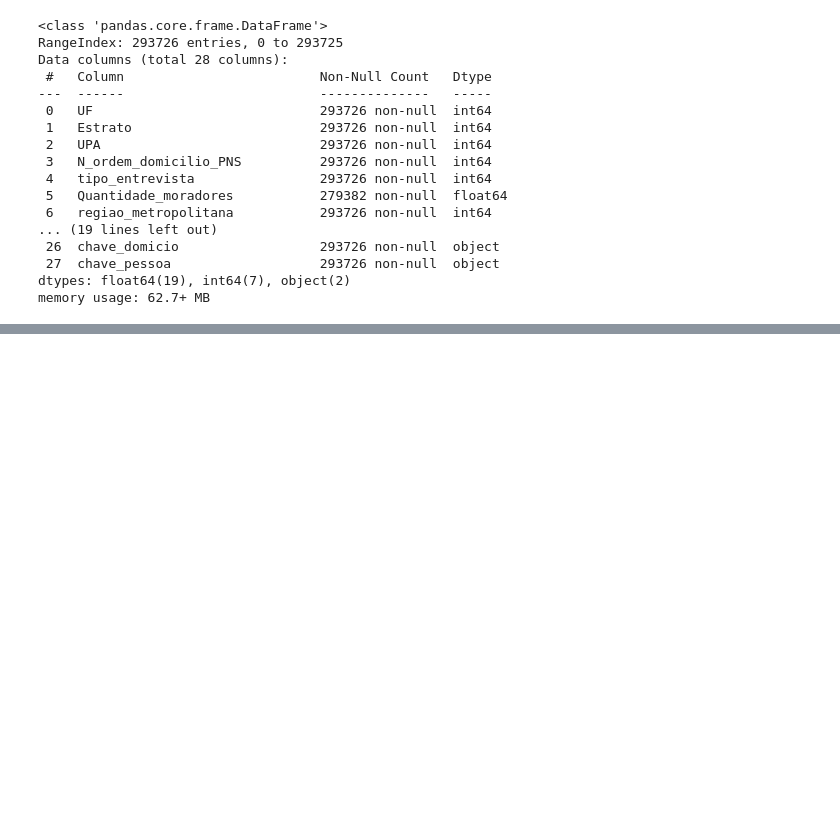
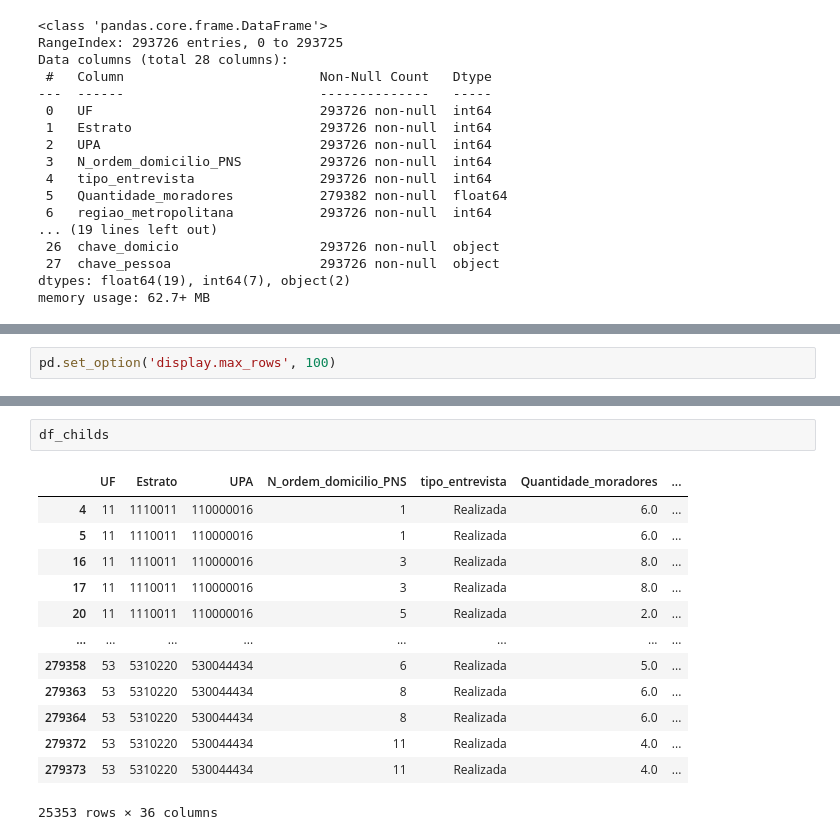
Before and after one commit to LeandroCoelhos/Notebook_PNS, a Jupyter notebook: 01_Dados_Iniciais.ipynb, the cells around one changed output, grey strips where cells are left out. Drawn from its saved outputs; the diff is of its cells as text; blank space fills up the shorter version.

```diff
--- a/01_Dados_Iniciais.ipynb
+++ b/01_Dados_Iniciais.ipynb
@@ -778,0 +675,2 @@ df[df.ano_nascimento>= 2013]
+# %%
+pd.set_option('display.max_rows', 100)
@@ -779,3 +741,19 @@ df[df.ano_nascimento>= 2013]
+# %%
+df_childs
+# %% [output]
+|  | UF | Estrato | UPA | N_ordem_domicilio_PNS | tipo_entrevista | Quantidade_moradores | ... |
+| 4 | 11 | 1110011 | 110000016 | 1 | Realizada | 6.0 | ... |
+| 5 | 11 | 1110011 | 110000016 | 1 | Realizada | 6.0 | ... |
+| 16 | 11 | 1110011 | 110000016 | 3 | Realizada | 8.0 | ... |
+| 17 | 11 | 1110011 | 110000016 | 3 | Realizada | 8.0 | ... |
+| 20 | 11 | 1110011 | 110000016 | 5 | Realizada | 2.0 | ... |
+| ... | ... | ... | ... | ... | ... | ... | ... |
+| 279358 | 53 | 5310220 | 530044434 | 6 | Realizada | 5.0 | ... |
+| 279363 | 53 | 5310220 | 530044434 | 8 | Realizada | 6.0 | ... |
+| 279364 | 53 | 5310220 | 530044434 | 8 | Realizada | 6.0 | ... |
+| 279372 | 53 | 5310220 | 530044434 | 11 | Realizada | 4.0 | ... |
+| 279373 | 53 | 5310220 | 530044434 | 11 | Realizada | 4.0 | ... |
+25353 rows × 36 columns
 # %%
 df.ano_nascimento
 # %% [output]
```
Also changed, not shown: parts of 61 cells of this notebook, 3 other files.
